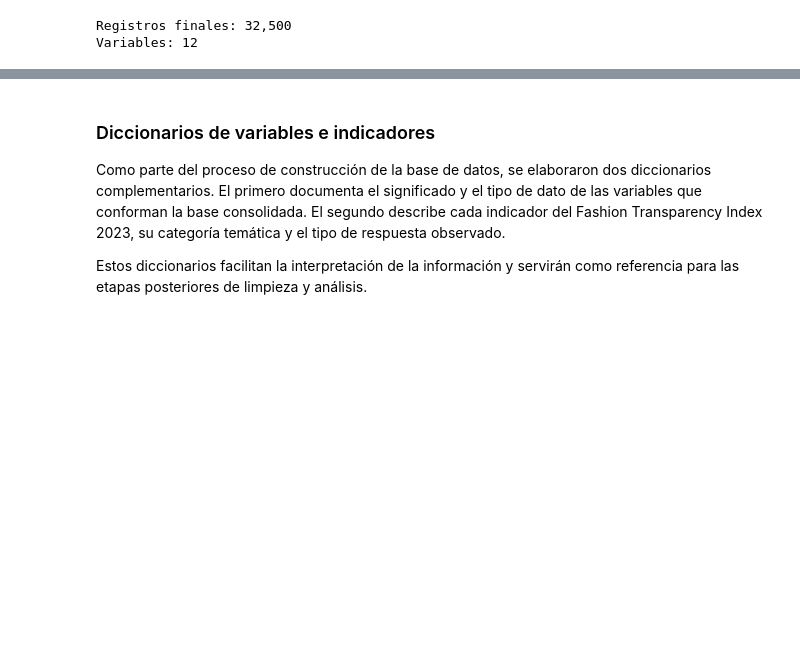
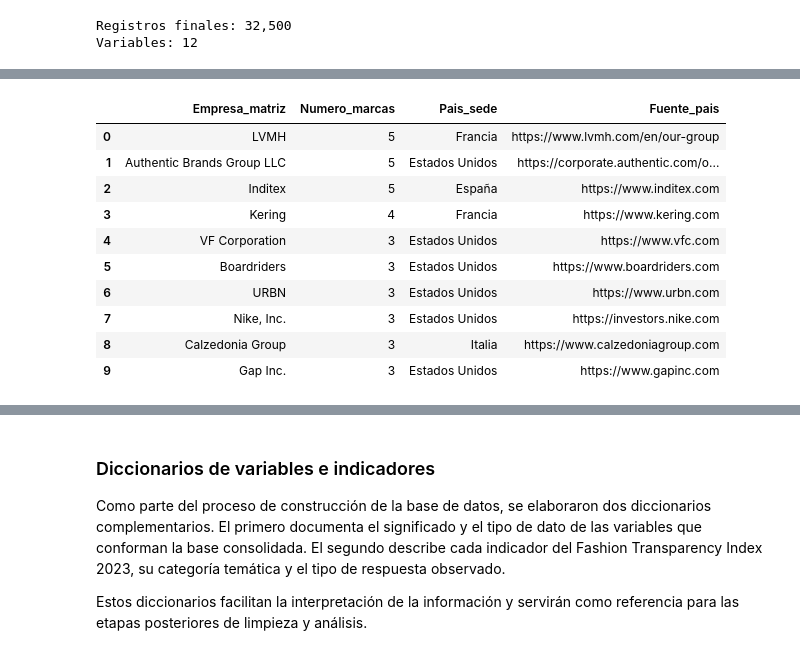
Before and after one commit to avrilsalazarrodriguez/fashion-transparency-index-2023, a Jupyter notebook: scripts/01_construccion_base_integrada.ipynb, the cells around one changed output, grey strips where cells are left out. Cells and saved outputs as stored; diff of their text form; code cells hidden in the pictures; blank space fills up the shorter version.

```diff
--- a/scripts/01_construccion_base_integrada.ipynb
+++ b/scripts/01_construccion_base_integrada.ipynb
@@ -606,0 +746,97 @@ Variables: 12
+# %%
+# Incorporación del país de sede para las primeras 10
+# empresas matriz más frecuentes
+
+matrices_pais.loc[
+    matrices_pais["Empresa_matriz"] == "LVMH",
+    ["Pais_sede", "Fuente_pais"]
+] = [
+    "Francia",
+    "https://www.lvmh.com/en/our-group"
+]
+
+matrices_pais.loc[
+    matrices_pais["Empresa_matriz"] == "Authentic Brands Group LLC",
+    ["Pais_sede", "Fuente_pais"]
+] = [
+    "Estados Unidos",
+    "https://corporate.authentic.com/offices"
+]
+
+matrices_pais.loc[
+    matrices_pais["Empresa_matriz"] == "Inditex",
+    ["Pais_sede", "Fuente_pais"]
+] = [
+    "España",
+    "https://www.inditex.com"
+]
+
+matrices_pais.loc[
+    matrices_pais["Empresa_matriz"] == "Kering",
+    ["Pais_sede", "Fuente_pais"]
+] = [
+    "Francia",
+    "https://www.kering.com"
+]
+
+matrices_pais.loc[
+    matrices_pais["Empresa_matriz"] == "VF Corporation",
+    ["Pais_sede", "Fuente_pais"]
+] = [
+    "Estados Unidos",
+    "https://www.vfc.com"
+]
+
+matrices_pais.loc[
+    matrices_pais["Empresa_matriz"] == "Boardriders",
+    ["Pais_sede", "Fuente_pais"]
+] = [
+    "Estados Unidos",
+    "https://www.boardriders.com"
+]
+
+matrices_pais.loc[
+    matrices_pais["Empresa_matriz"] == "URBN",
+    ["Pais_sede", "Fuente_pais"]
+] = [
+    "Estados Unidos",
+    "https://www.urbn.com"
+]
+
+matrices_pais.loc[
+    matrices_pais["Empresa_matriz"] == "Nike, Inc.",
+    ["Pais_sede", "Fuente_pais"]
+] = [
+    "Estados Unidos",
+    "https://investors.nike.com"
+]
+
+matrices_pais.loc[
+    matrices_pais["Empresa_matriz"] == "Calzedonia Group",
+    ["Pais_sede", "Fuente_pais"]
+] = [
+    "Italia",
+    "https://www.calzedoniagroup.com"
+]
+
+matrices_pais.loc[
+    matrices_pais["Empresa_matriz"] == "Gap Inc.",
+    ["Pais_sede", "Fuente_pais"]
+] = [
+    "Estados Unidos",
+    "https://www.gapinc.com"
+]
+
+display(matrices_pais.head(10))
+# %% [output]
+|  | Empresa_matriz | Numero_marcas | Pais_sede | Fuente_pais |
+| 0 | LVMH | 5 | Francia | https://www.lvmh.com/en/our-group |
+| 1 | Authentic Brands Group LLC | 5 | Estados Unidos | https://corporate.authentic.com/o... |
+| 2 | Inditex | 5 | España | https://www.inditex.com |
+| 3 | Kering | 4 | Francia | https://www.kering.com |
+| 4 | VF Corporation | 3 | Estados Unidos | https://www.vfc.com |
+| 5 | Boardriders | 3 | Estados Unidos | https://www.boardriders.com |
+| 6 | URBN | 3 | Estados Unidos | https://www.urbn.com |
+| 7 | Nike, Inc. | 3 | Estados Unidos | https://investors.nike.com |
+| 8 | Calzedonia Group | 3 | Italia | https://www.calzedoniagroup.com |
+| 9 | Gap Inc. | 3 | Estados Unidos | https://www.gapinc.com |
```
Also changed, not shown: parts of 12 cells of this notebook, 6 other files.
